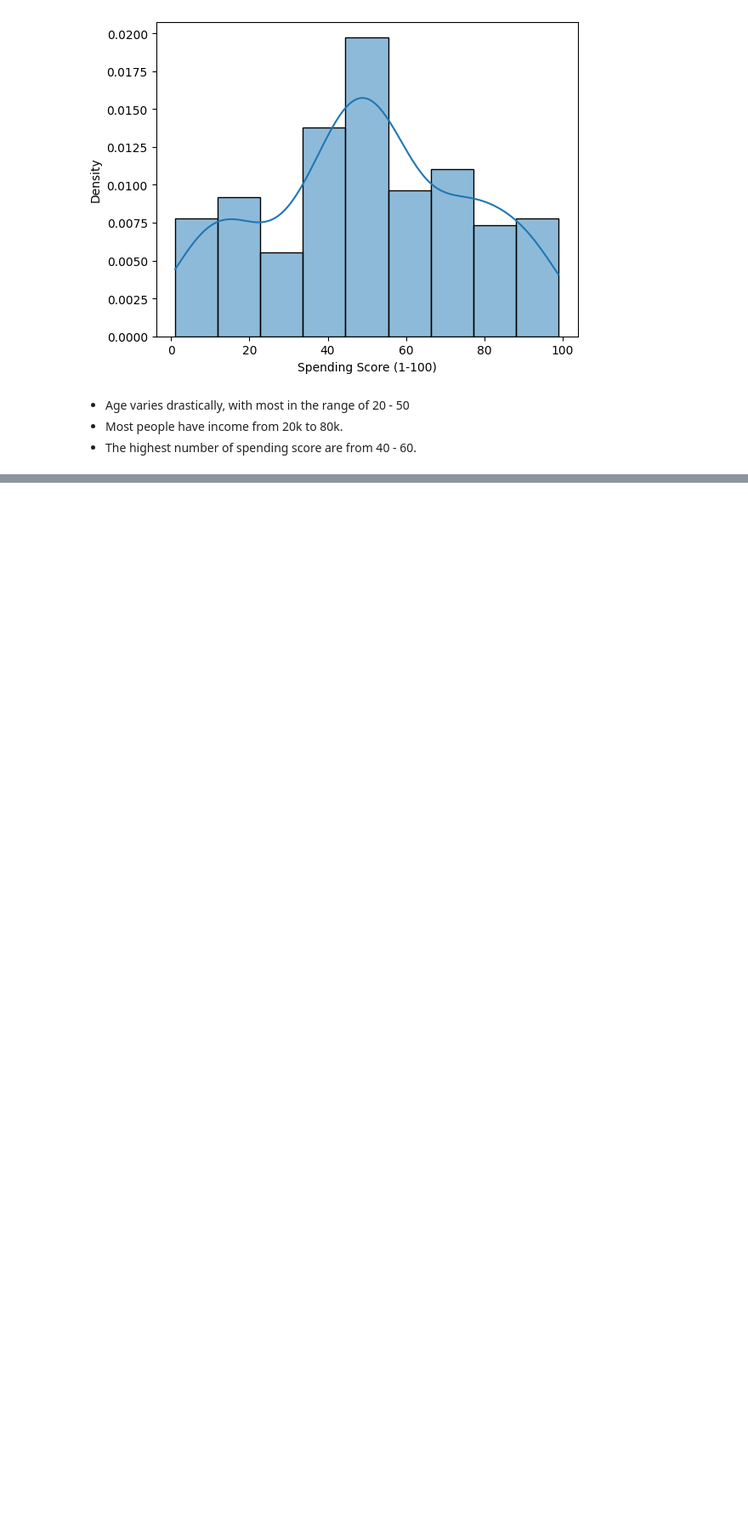
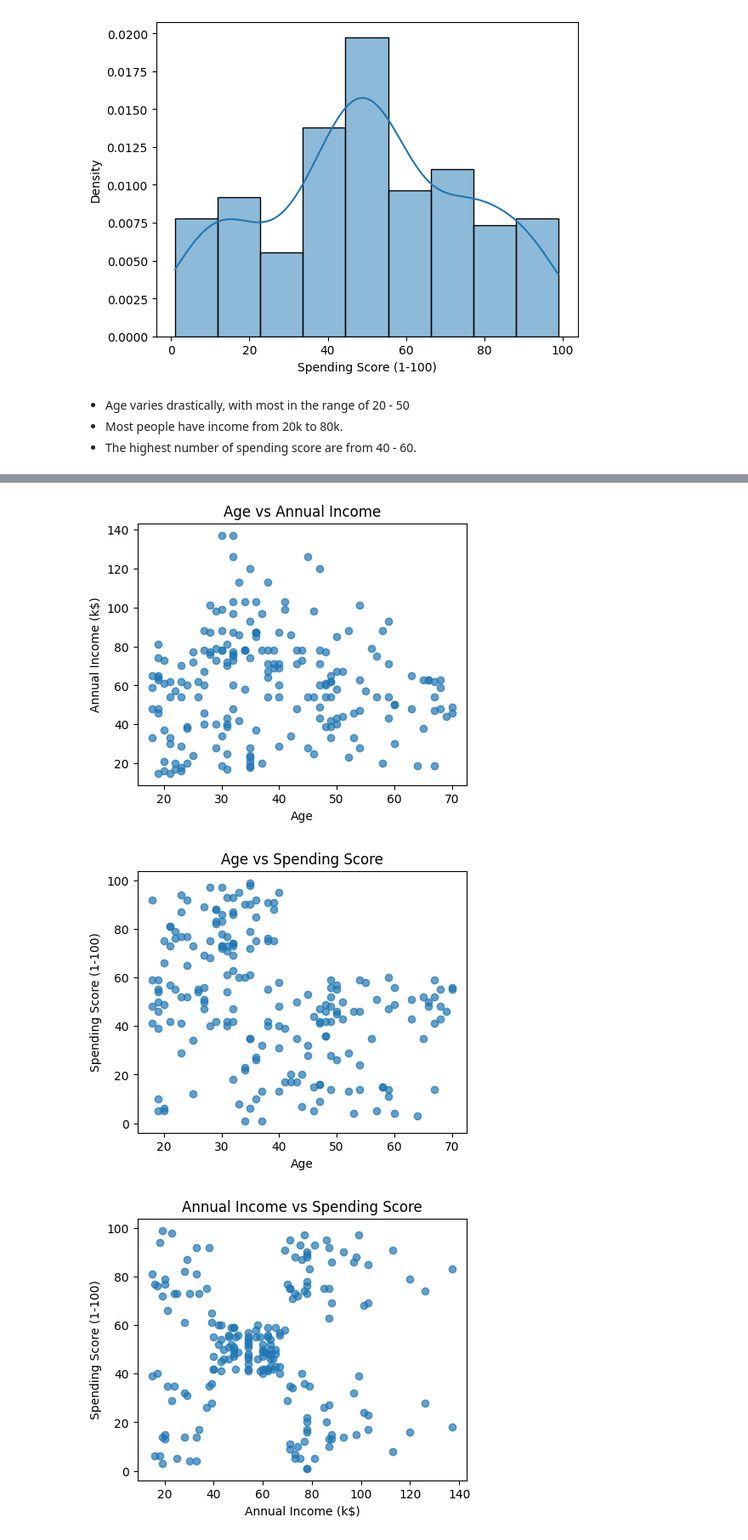
Before and after one commit to gordonnguyen/data-science-1, a Jupyter notebook: hw4/hw4.ipynb, the cells around one changed output, grey strips where cells are left out. Shown at 85% size. Saved outputs shown, nothing was run; the diff lists cells and outputs as text; code cells hidden in the pictures; blank space fills up the shorter version.

```diff
--- a/hw4/hw4.ipynb
+++ b/hw4/hw4.ipynb
@@ -71,0 +90,28 @@ TypeError: pie() got an unexpected keyword argument 'y'
+# %%
+# Age vs Annual Income
+plt.figure(figsize=(5,4))
+plt.scatter(df['Age'], df['Annual Income (k$)'], alpha=0.7)
+plt.title('Age vs Annual Income')
+plt.xlabel('Age')
+plt.ylabel('Annual Income (k$)')
+plt.show()
+
+# Age vs Spending Score
+plt.figure(figsize=(5,4))
+plt.scatter(df['Age'], df['Spending Score (1-100)'], alpha=0.7)
+plt.title('Age vs Spending Score')
+plt.xlabel('Age')
+plt.ylabel('Spending Score (1-100)')
+plt.show()
+
+# Annual Income vs Spending Score
+plt.figure(figsize=(5,4))
+plt.scatter(df['Annual Income (k$)'], df['Spending Score (1-100)'], alpha=0.7)
+plt.title('Annual Income vs Spending Score')
+plt.xlabel('Annual Income (k$)')
+plt.ylabel('Spending Score (1-100)')
+plt.show()
+# %% [output]
+[figure, added]
+[figure, added]
+[figure, added]
```
Also changed, not shown: parts of 8 cells of this notebook, 1 other file.
